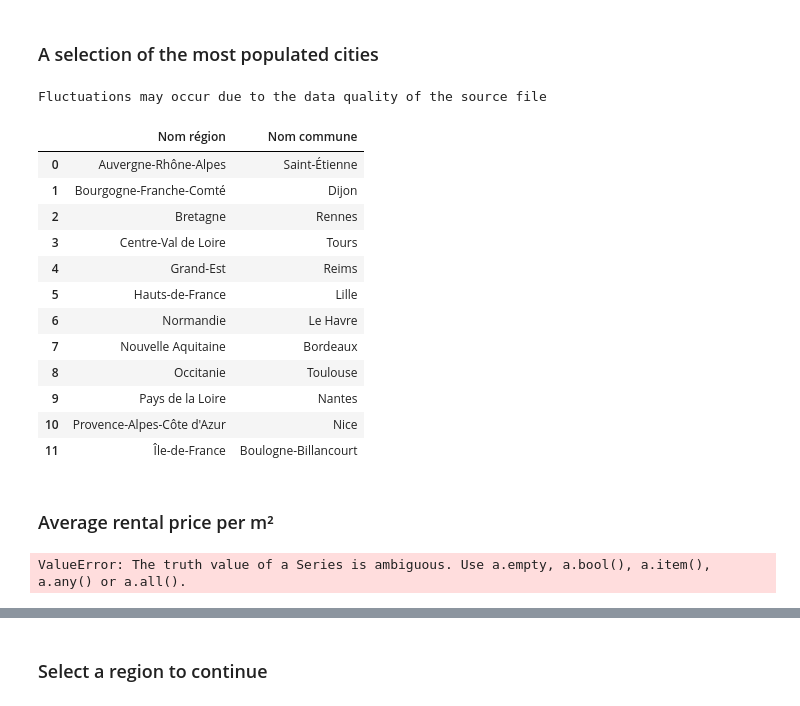
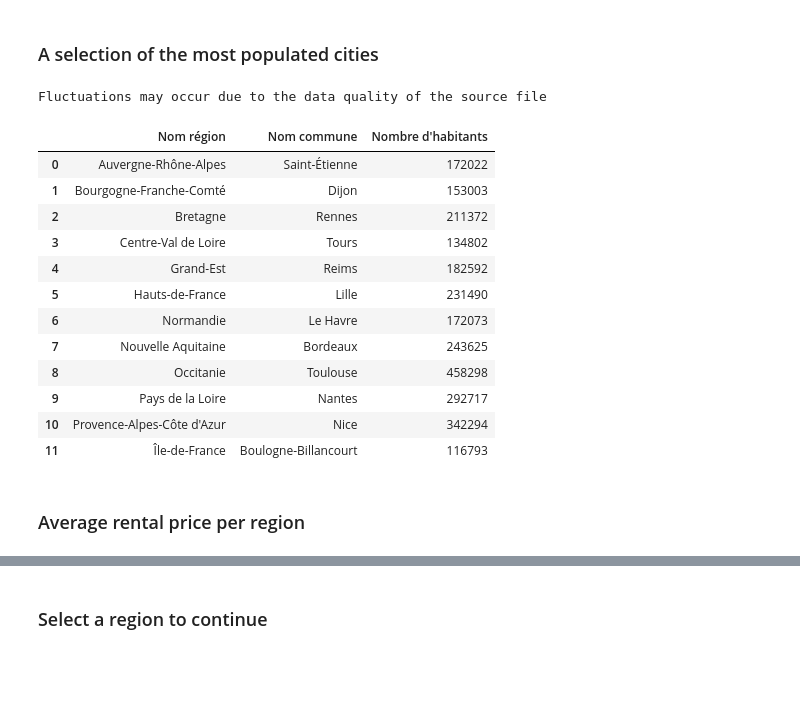
Before and after one commit to Durassel/Big-data-project, a Jupyter notebook: Final.ipynb, the cells around one changed output, grey strips where cells are left out. Drawn from its saved outputs; the diff is of its cells as text; code cells hidden in the pictures; blank space fills up the shorter version.

```diff
--- a/Final.ipynb
+++ b/Final.ipynb
@@ -194,38 +207,27 @@ Figures aren't very accurate, that's why curves are linear
 # %% [markdown]
 ### A selection of the most populated cities
 # %%
-major_cities = pd.DataFrame(columns=['Nom région', 'Nom commune'])
-major_cities['Nom région'] = regions
-for index, row in major_cities.iterrows():
-    major_cities.loc[index, 'Nom commune'] = localities.loc[(localities['Nom région'] == major_cities.loc[index, 'Nom région']), 'Nombre d\'habitants'].max(axis=0)
-    major_cities.loc[index, 'Nom commune'] = (localities['Nom commune'][localities['Nombre d\'habitants'] == major_cities.loc[index, 'Nom commune']]).iloc[0]
+major_cities_regions = pd.DataFrame(columns=['Nom région', 'Nom commune', 'Nombre d\'habitants'])
+major_cities_regions['Nom région'] = regions
+for index, row in major_cities_regions.iterrows():
+    major_cities_regions.loc[index, 'Nombre d\'habitants'] = localities.loc[(localities['Nom région'] == major_cities_regions.loc[index, 'Nom région']), 'Nombre d\'habitants'].max(axis=0)
+    major_cities_regions.loc[index, 'Nom commune'] = (localities['Nom commune'][localities['Nombre d\'habitants'] == major_cities_regions.loc[index, 'Nombre d\'habitants']]).iloc[0]
 print("Fluctuations may occur due to the data quality of the source file")
-major_cities
+major_cities_regions
 # %% [output]
 Fluctuations may occur due to the data quality of the source file
-|  | Nom région | Nom commune |
-| 0 | Auvergne-Rhône-Alpes | Saint-Étienne |
-| 1 | Bourgogne-Franche-Comté | Dijon |
-| 2 | Bretagne | Rennes |
-| 3 | Centre-Val de Loire | Tours |
-| 4 | Grand-Est | Reims |
-| 5 | Hauts-de-France | Lille |
-| 6 | Normandie | Le Havre |
-| 7 | Nouvelle Aquitaine | Bordeaux |
-| 8 | Occitanie | Toulouse |
-| 9 | Pays de la Loire | Nantes |
-| 10 | Provence-Alpes-Côte d'Azur | Nice |
-| 11 | Île-de-France | Boulogne-Billancourt |
+|  | Nom région | Nom commune | Nombre d'habitants |
+| 0 | Auvergne-Rhône-Alpes | Saint-Étienne | 172022 |
+| 1 | Bourgogne-Franche-Comté | Dijon | 153003 |
+| 2 | Bretagne | Rennes | 211372 |
+| 3 | Centre-Val de Loire | Tours | 134802 |
+| 4 | Grand-Est | Reims | 182592 |
+| 5 | Hauts-de-France | Lille | 231490 |
+| 6 | Normandie | Le Havre | 172073 |
+| 7 | Nouvelle Aquitaine | Bordeaux | 243625 |
+| 8 | Occitanie | Toulouse | 458298 |
+| 9 | Pays de la Loire | Nantes | 292717 |
+| 10 | Provence-Alpes-Côte d'Azur | Nice | 342294 |
+| 11 | Île-de-France | Boulogne-Billancourt | 116793 |
 # %% [markdown]
-### Average rental price per m²
+### Average rental price per region
-# %%
-average_rental_prices_regions = pd.DataFrame(columns=['Nom région', 'Average rental price per m²'])
-average_rental_prices_regions['Nom région'] = regions
-tmp = 0
-for index, row in average_rental_prices_regions.iterrows():
-    tmp += (rentals.loc[rentals['Nom région'] == average_rental_prices_regions.loc[index, 'Nom région'], 'Prix']) / (rentals.loc[rentals['Nom région'] == average_rental_prices_regions.loc[index, 'Nom région'], 'Surface'])
-    average_rental_prices_regions.loc[index, 'Average rental price per m²'] = 0
-    #print(tmp)
-rentals
-# %% [output]
-ValueError: The truth value of a Series is ambiguous. Use a.empty, a.bool(), a.item(), a.any() or a.all().
```
Also changed, not shown: parts of 20 cells of this notebook.
